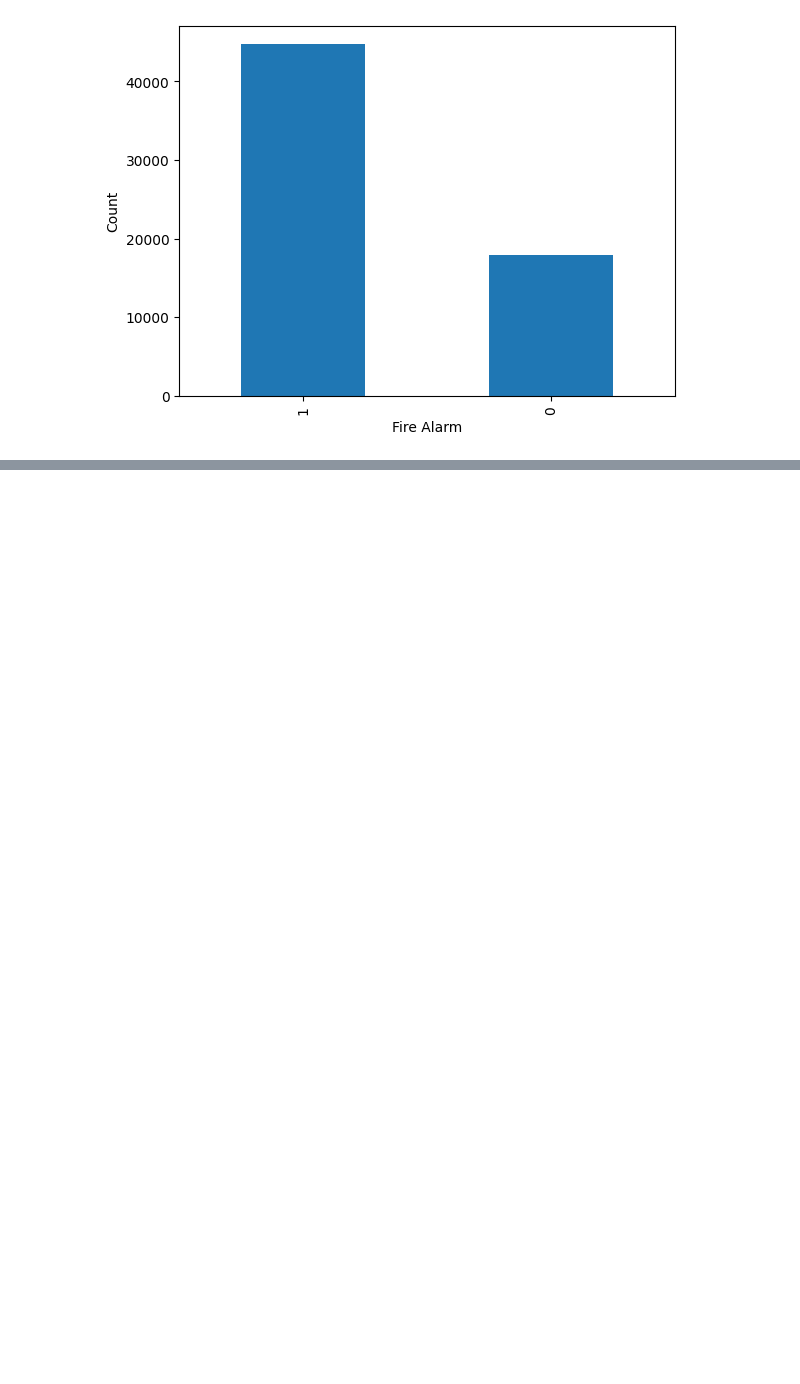
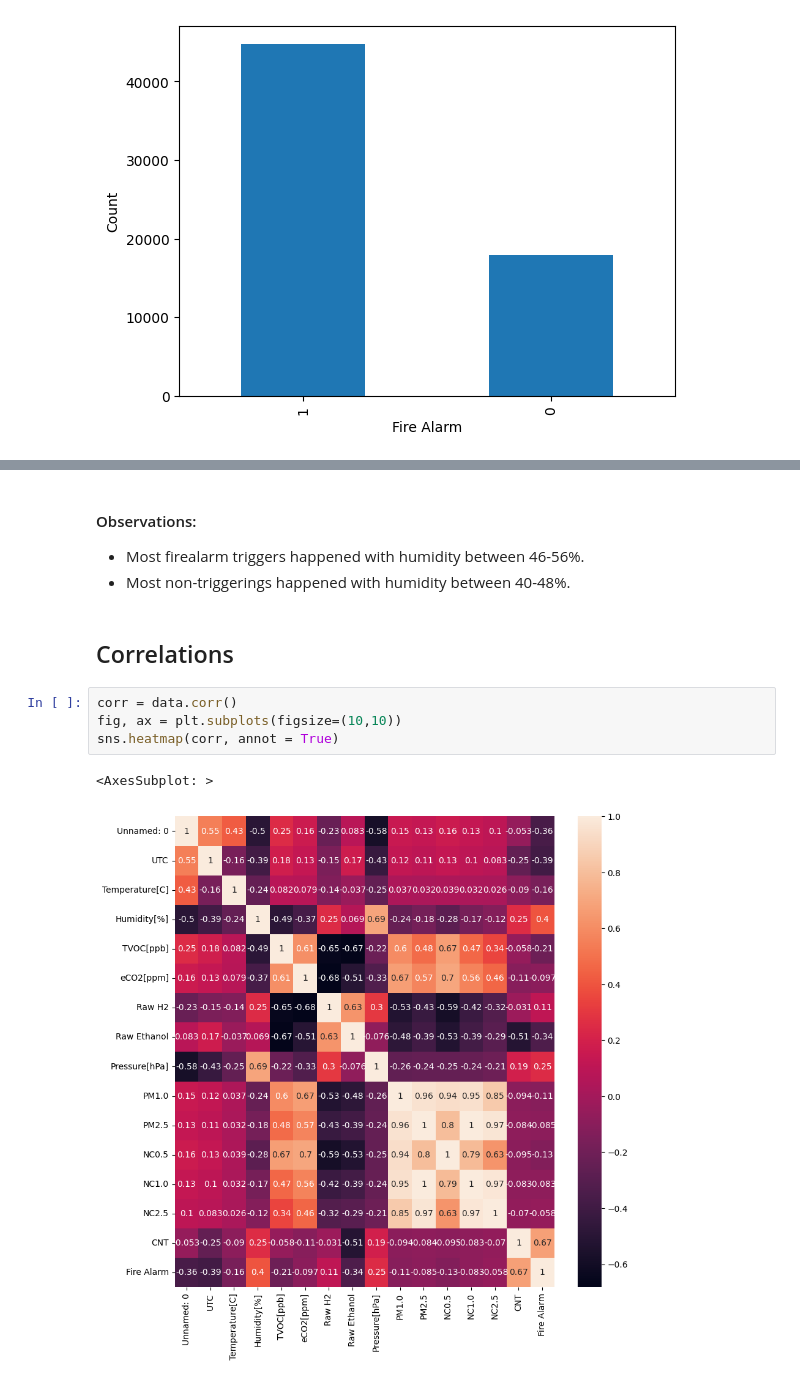
Before and after one commit to Hannogert/IDS2022_D12, a Jupyter notebook: IDS2022_D12_Smoke_Detection.ipynb, the cells around one changed output, grey strips where cells are left out. Drawn from its saved outputs; the diff is of its cells as text; blank space fills up the shorter version.

```diff
--- a/IDS2022_D12_Smoke_Detection.ipynb
+++ b/IDS2022_D12_Smoke_Detection.ipynb
@@ -118,0 +155,13 @@ plt.show()
+# %% [markdown]
+#### Observations:
+* Most firealarm triggers happened with humidity between 46-56%.
+* Most non-triggerings happened with humidity between 40-48%.
+# %% [markdown]
+## Correlations
+# %%
+corr = data.corr()
+fig, ax = plt.subplots(figsize=(10,10))
+sns.heatmap(corr, annot = True)
+# %% [output]
+<AxesSubplot: >
+[figure, added]
```
Also changed, not shown: parts of 14 cells of this notebook.
